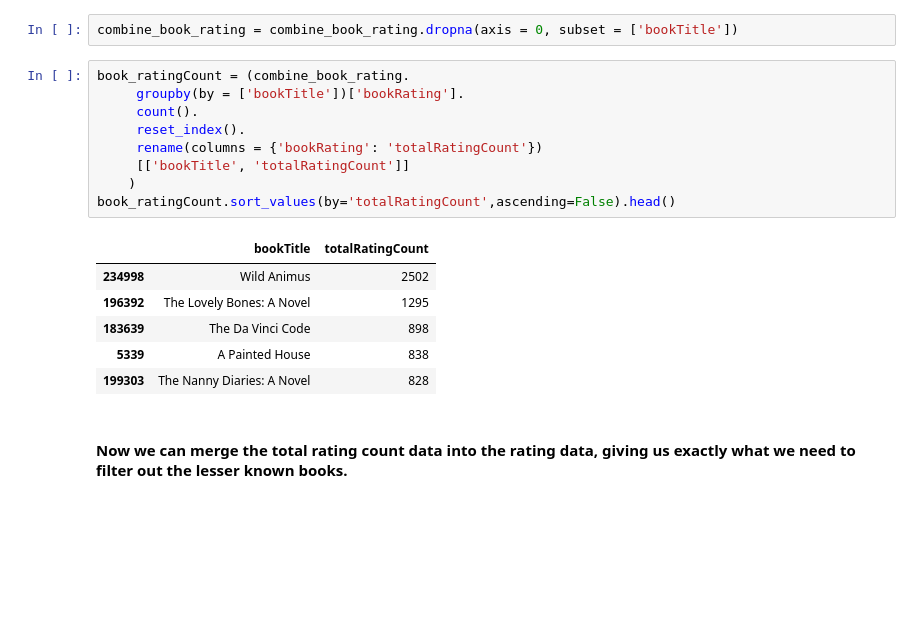
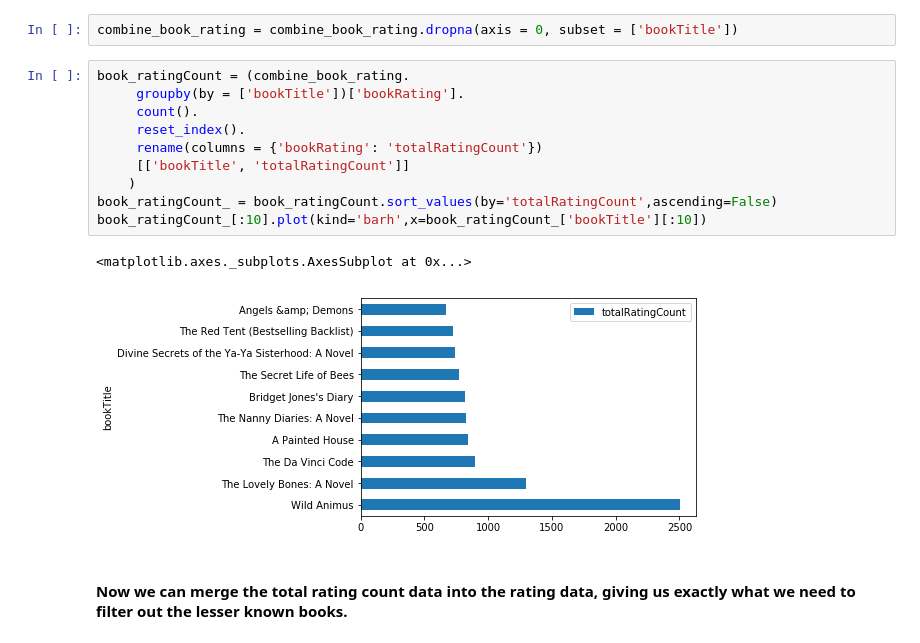
Before and after one commit to longfengpili/Machine-Learning-with-Python, a Jupyter notebook: Build Recommender System in an Hour - Part 2.ipynb, the cells around one changed output. Saved outputs shown, nothing was run; the diff lists cells and outputs as text; blank space fills up the shorter version.

```diff
--- a/Build Recommender System in an Hour - Part 2.ipynb
+++ b/Build Recommender System in an Hour - Part 2.ipynb
@@ -64,19 +64,16 @@ combine_book_rating = combine_book_rating.dropna(axis = 0, subset = ['bookTitle'
 # %%
 book_ratingCount = (combine_book_rating.
      groupby(by = ['bookTitle'])['bookRating'].
      count().
      reset_index().
      rename(columns = {'bookRating': 'totalRatingCount'})
      [['bookTitle', 'totalRatingCount']]
     )
-book_ratingCount.sort_values(by='totalRatingCount',ascending=False).head()
+book_ratingCount_ = book_ratingCount.sort_values(by='totalRatingCount',ascending=False)
+book_ratingCount_[:10].plot(kind='barh',x=book_ratingCount_['bookTitle'][:10])
 # %% [output]
-|  | bookTitle | totalRatingCount |
-| 234998 | Wild Animus | 2502 |
-| 196392 | The Lovely Bones: A Novel | 1295 |
-| 183639 | The Da Vinci Code | 898 |
-| 5339 | A Painted House | 838 |
-| 199303 | The Nanny Diaries: A Novel | 828 |
+<matplotlib.axes._subplots.AxesSubplot at 0x...>
+[figure, added]
 # %% [markdown]
 #### Now we can merge the total rating count data into the rating data, giving us exactly what we need to filter out the lesser known books.
 # %%
```
Also changed, not shown: parts of 13 cells of this notebook.
